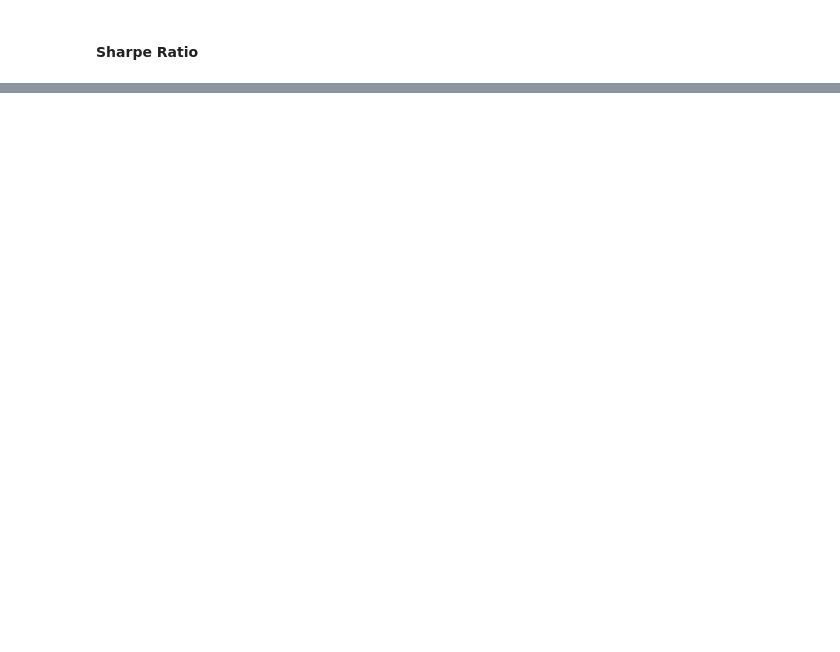
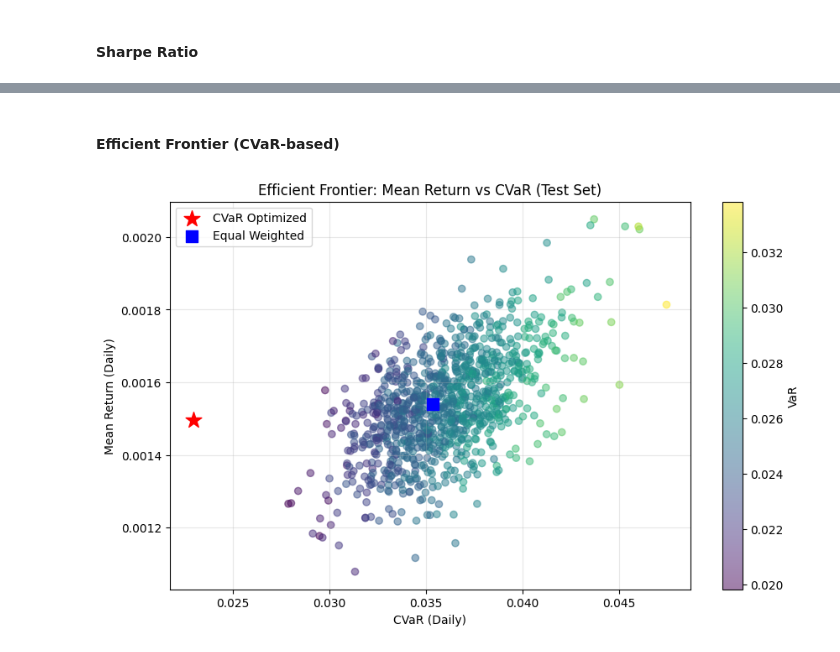
Before and after one commit to JarvisHunter/optimization_final_project, a Jupyter notebook: task2.ipynb, the cells around one changed output, grey strips where cells are left out. Cells and saved outputs as stored; diff of their text form; code cells hidden in the pictures; blank space fills up the shorter version.

```diff
--- a/task2.ipynb
+++ b/task2.ipynb
@@ -315,0 +349,11 @@ CVaR_annualized: 0.414972
+# %%
+# Compute test-set metrics for optimized portfolio
+test_opt_portfolio = portfolio_metrics(optimal_weights, test_returns, confidence_level)
+test_benchmark_portfolio = portfolio_metrics(equal_weights, test_returns, confidence_level)
+
+print('Test-Set Metrics for CVaR Optimized Portfolio:')
+for name, value in test_opt_portfolio.items():
+    print(f'{name}: {value:.6f}')
+print('\nTest-Set Metrics for Equal-Weighted Benchmark:')
+for name, value in test_benchmark_portfolio.items():
+    print(f'{name}: {value:.6f}')
@@ -333,0 +467,34 @@ CVaR_annualized: 0.414972
+# %% [markdown]
+#### Efficient Frontier (CVaR-based)
+# %%
+# Generate random portfolios for efficient frontier
+n_portfolios = 1000
+results = np.zeros((3, n_portfolios))
+weights_record = []
+
+for i in range(n_portfolios):
+    weights = np.random.random(n_assets)
+    weights /= np.sum(weights)
+    weights_record.append(weights)
+
+    port_metrics = portfolio_metrics(weights, test_returns, confidence_level)
+    results[0,i] = port_metrics['mean_daily']  # Mean return
+    results[1,i] = port_metrics['CVaR_daily']  # CVaR
+    results[2,i] = port_metrics['VaR_daily']   # VaR (optional)
+
+# Plot efficient frontier: Mean return vs CVaR
+plt.figure(figsize=(10, 6))
+plt.scatter(results[1,:], results[0,:], c=results[2,:], cmap='viridis', alpha=0.5)
+plt.colorbar(label='VaR')
+plt.scatter(test_opt_portfolio['CVaR_daily'], test_opt_portfolio['mean_daily'],
+            color='red', marker='*', s=200, label='CVaR Optimized')
+plt.scatter(test_benchmark_portfolio['CVaR_daily'], test_benchmark_portfolio['mean_daily'],
+            color='blue', marker='s', s=100, label='Equal Weighted')
+plt.title('Efficient Frontier: Mean Return vs CVaR (Test Set)')
+plt.xlabel('CVaR (Daily)')
+plt.ylabel('Mean Return (Daily)')
+plt.legend()
+plt.grid(True, alpha=0.3)
+plt.show()
+# %% [output]
+[figure, added]
```
Also changed, not shown: parts of 33 cells of this notebook, 1 other file.
